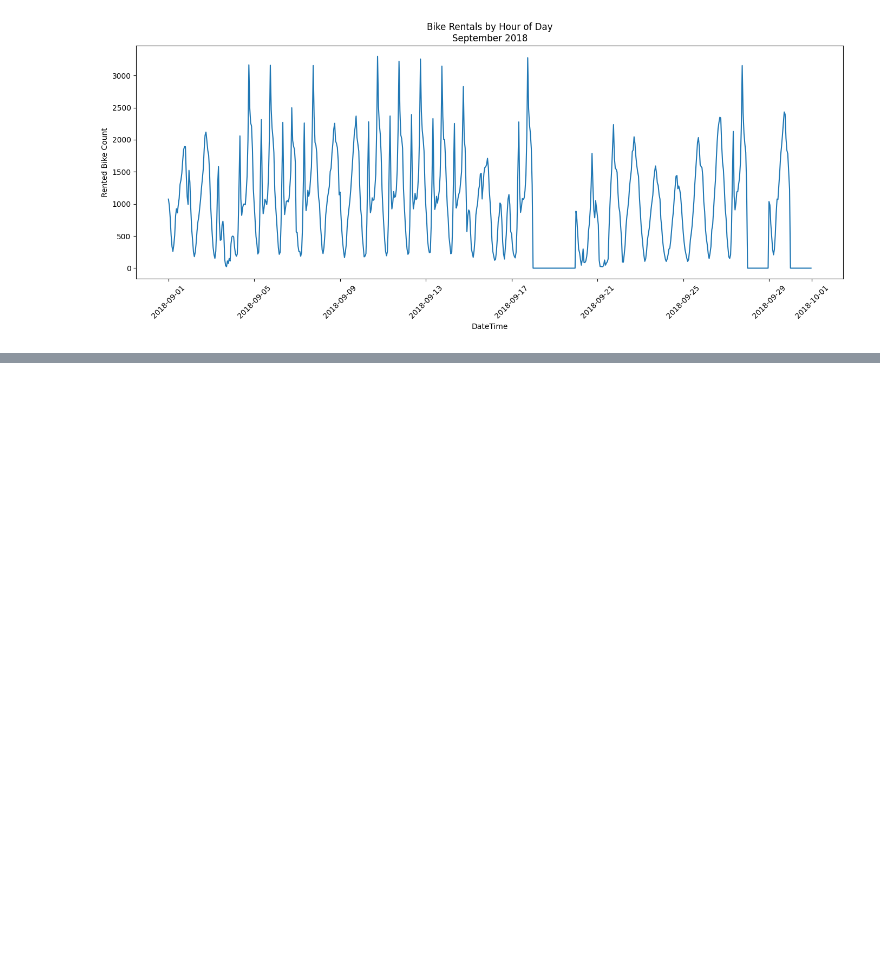
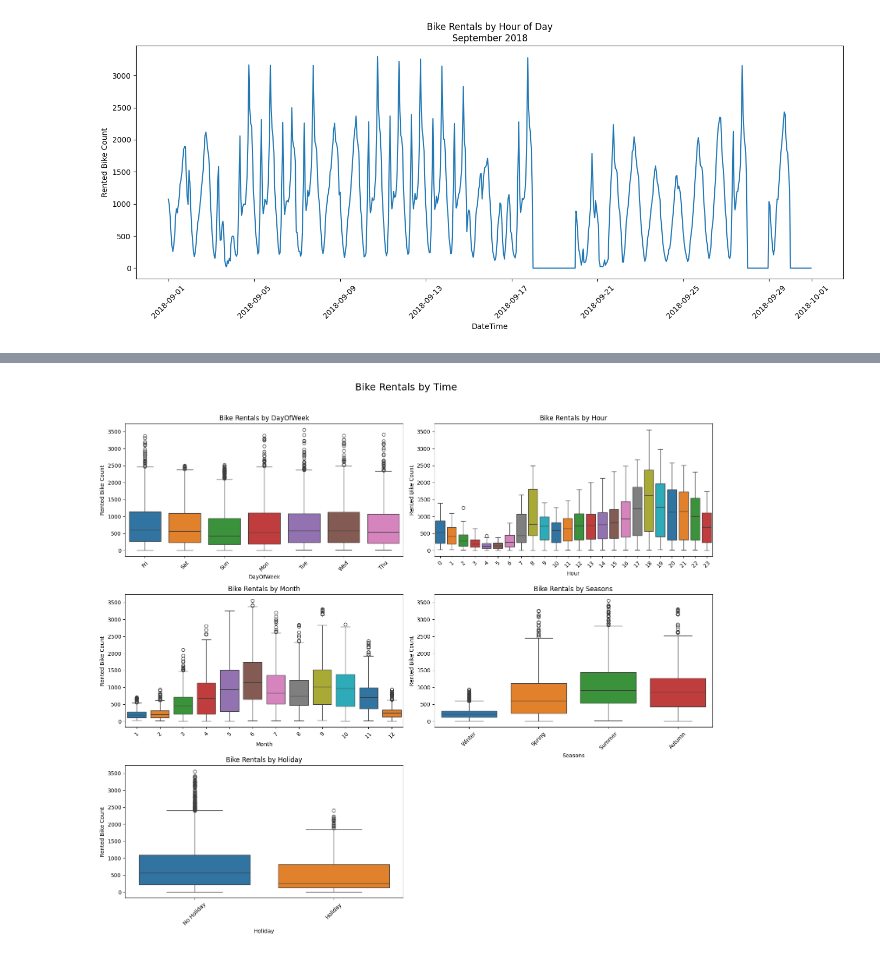
Before and after one commit to MarkThackham/MarkThackham.github.io, a Jupyter notebook: Portfolio/machine-learning/seoul-bike-hire/Seoul-bike-hire-data.ipynb, the cells around one changed output, grey strips where cells are left out. Saved outputs shown, nothing was run; the diff lists cells and outputs as text; code cells hidden in the pictures; blank space fills up the shorter version.

```diff
--- a/Portfolio/machine-learning/seoul-bike-hire/Seoul-bike-hire-data.ipynb
+++ b/Portfolio/machine-learning/seoul-bike-hire/Seoul-bike-hire-data.ipynb
@@ -185,20 +190,0 @@ df3 = df3[cols]
-# %%
-for thisVar in ['DayOfWeek', 'Hour', 'Month', 'Seasons', 'Holiday']:
-    # Create boxplot for each variable
-
-    plt.figure(figsize=(14, 6))
-    sns.boxplot(
-        data=df3,
-        x=thisVar,
-        y='Rented Bike Count',
-        hue=thisVar,
-        palette='tab10',
-        legend='full',
-    )
-    plt.xticks(rotation=45)
-    plt.title(f'Bike Rentals by {thisVar}')
-    plt.xlabel(thisVar)
-    plt.ylabel('Rented Bike Count')
-    plt.tight_layout()
-    plt.legend(bbox_to_anchor=(1.05, 1), loc='upper left', borderaxespad=0.)
-    plt.show()
@@ -212,0 +191,43 @@ for thisVar in ['DayOfWeek', 'Hour', 'Month', 'Seasons', 'Holiday']:
+# %%
+#=================================================================
+# Step 5: Time
+
+# Variables to plot
+vars_to_plot = ['DayOfWeek', 'Hour', 'Month', 'Seasons', 'Holiday']
+
+# Create 3x2 grid (6 subplots)
+fig, axes = plt.subplots(3, 2, figsize=(16, 14))
+
+# Flatten axes for easy iteration
+axes = axes.flatten()
+
+# Loop through variables and axes
+for ax, thisVar in zip(axes, vars_to_plot):
+    sns.boxplot(
+        data=df3,
+        x=thisVar,
+        y='Rented Bike Count',
+        hue=thisVar,
+        palette='tab10',
+        ax=ax
+    )
+    ax.set_title(f'Bike Rentals by {thisVar}')
+    ax.set_xlabel(thisVar)
+    ax.set_ylabel('Rented Bike Count')
+    ax.tick_params(axis='x', rotation=45)
+    leg = ax.get_legend()
+    if leg is not None:
+        leg.remove()
+
+# Hide the unused 6th subplot (last one stays blank)
+axes[-1].set_visible(False)
+
+# Overall title
+fig.suptitle("Bike Rentals by Time", fontsize=18, y=1.02)
+
+plt.tight_layout()
+plt.savefig("seoul-bike-hire-features-time.png", dpi=300)
+plt.show()
+#=================================================================
+# %% [output]
+[figure, added]
```
Also changed, not shown: parts of 4 cells of this notebook, 2 other files.
